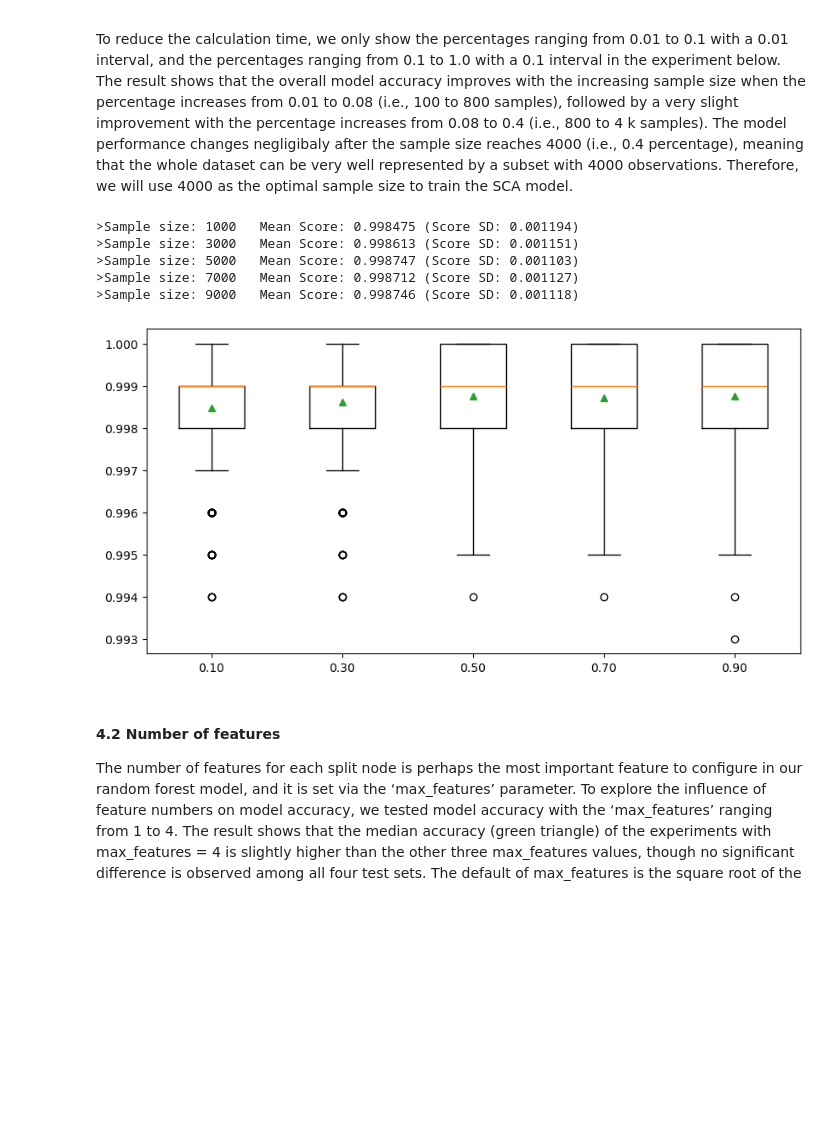
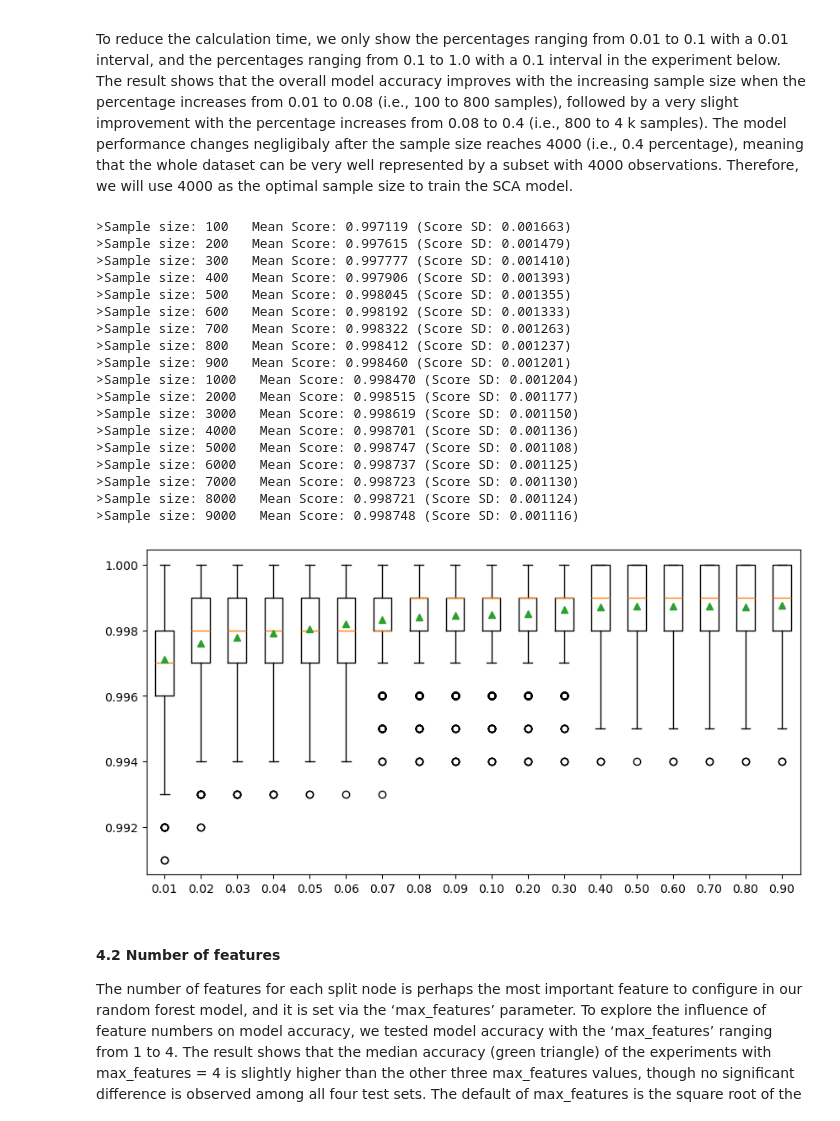
Before and after one commit to geo-smart/2023-hackweek-website, a Jupyter notebook: book/tutorials/snow_cover_mapping/SCA_Mapping.ipynb, the cells around one changed output. Cells and saved outputs as stored; diff of their text form; code cells hidden in the pictures; blank space fills up the shorter version.

```diff
--- a/book/tutorials/snow_cover_mapping/SCA_Mapping.ipynb
+++ b/book/tutorials/snow_cover_mapping/SCA_Mapping.ipynb
@@ -128,40 +128,53 @@ def evaluate_model(model, X, y):
     cv = RepeatedStratifiedKFold(n_splits=10, n_repeats=100, random_state=1)
     scores = cross_val_score(model, X, y, scoring='accuracy', cv=cv, n_jobs=-1)
     return scores
 
 
 def get_models_size():
     models = dict()
-    for i in arange(0.1,1.0,0.2): #np.concatenate((arange(0.01, 0.1, 0.01), arange(0.1, 1.0, 0.1))):
+    for i in np.concatenate((arange(0.01, 0.1, 0.01), arange(0.1, 1.0, 0.1))):
         key = '%.2f' % i
         if i == 1.0:
             i = None
         models[key] = RandomForestClassifier(max_samples=i)
     return models
 
 
 
 models = get_models_size()
 results, names = list(), list()
 for name, model in models.items():
     # evaluate models using k-fold cross-validation
     scores = evaluate_model(model, X, y)
     results.append(scores)
     names.append(name)
     # print the mean and standard deviation of models
     print('>%s   Mean Score: %.6f (Score SD: %.6f)' % ('Sample size: ' + str(int(float(name) * 10000)), scores.mean(), scores.std()))
 
 # display model performance
 plt.figure(figsize=(10,5))
 plt.boxplot(results, labels=names, showmeans=True)
 plt.show()
 # %% [output]
->Sample size: 1000   Mean Score: 0.998475 (Score SD: 0.001194)
->Sample size: 3000   Mean Score: 0.998613 (Score SD: 0.001151)
->Sample size: 5000   Mean Score: 0.998747 (Score SD: 0.001103)
->Sample size: 7000   Mean Score: 0.998712 (Score SD: 0.001127)
->Sample size: 9000   Mean Score: 0.998746 (Score SD: 0.001118)
+>Sample size: 100   Mean Score: 0.997119 (Score SD: 0.001663)
+>Sample size: 200   Mean Score: 0.997615 (Score SD: 0.001479)
+>Sample size: 300   Mean Score: 0.997777 (Score SD: 0.001410)
+>Sample size: 400   Mean Score: 0.997906 (Score SD: 0.001393)
+>Sample size: 500   Mean Score: 0.998045 (Score SD: 0.001355)
+>Sample size: 600   Mean Score: 0.998192 (Score SD: 0.001333)
+>Sample size: 700   Mean Score: 0.998322 (Score SD: 0.001263)
+>Sample size: 800   Mean Score: 0.998412 (Score SD: 0.001237)
+>Sample size: 900   Mean Score: 0.998460 (Score SD: 0.001201)
+>Sample size: 1000   Mean Score: 0.998470 (Score SD: 0.001204)
+>Sample size: 2000   Mean Score: 0.998515 (Score SD: 0.001177)
+>Sample size: 3000   Mean Score: 0.998619 (Score SD: 0.001150)
+>Sample size: 4000   Mean Score: 0.998701 (Score SD: 0.001136)
+>Sample size: 5000   Mean Score: 0.998747 (Score SD: 0.001108)
+>Sample size: 6000   Mean Score: 0.998737 (Score SD: 0.001125)
+>Sample size: 7000   Mean Score: 0.998723 (Score SD: 0.001130)
+>Sample size: 8000   Mean Score: 0.998721 (Score SD: 0.001124)
+>Sample size: 9000   Mean Score: 0.998748 (Score SD: 0.001116)
-[figure, old version]
+[figure, new version]
 # %% [markdown]
 #### 4.2 Number of features
 The number of features for each split node is perhaps the most important feature to configure in our random forest model, and it is set via the ‘max_features’ parameter. To explore the influence of feature numbers on model accuracy, we tested model accuracy with the ‘max_features’ ranging from 1 to 4. The result shows that the median accuracy (green triangle) of the experiments with max_features = 4 is slightly higher than the other three max_features values, though no significant difference is observed among all four test sets.
```
Also changed, not shown: parts of 4 cells of this notebook, 1 other file.
